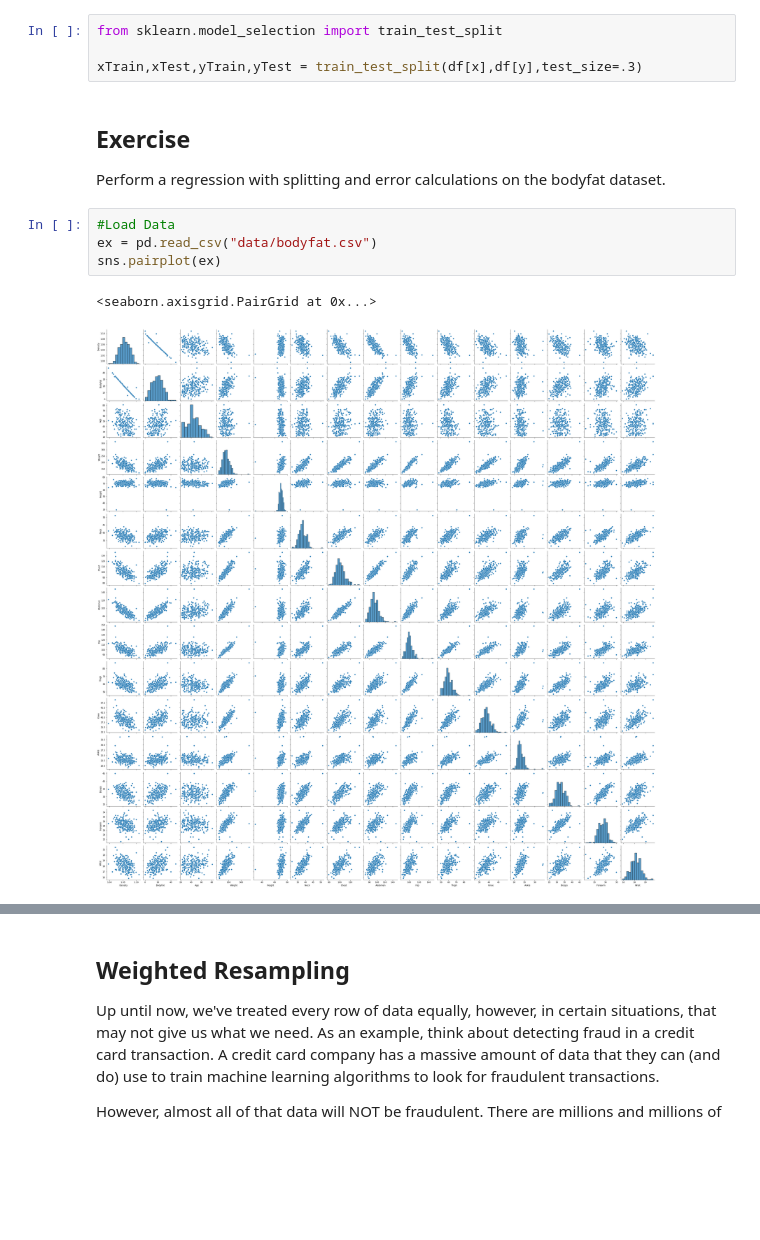
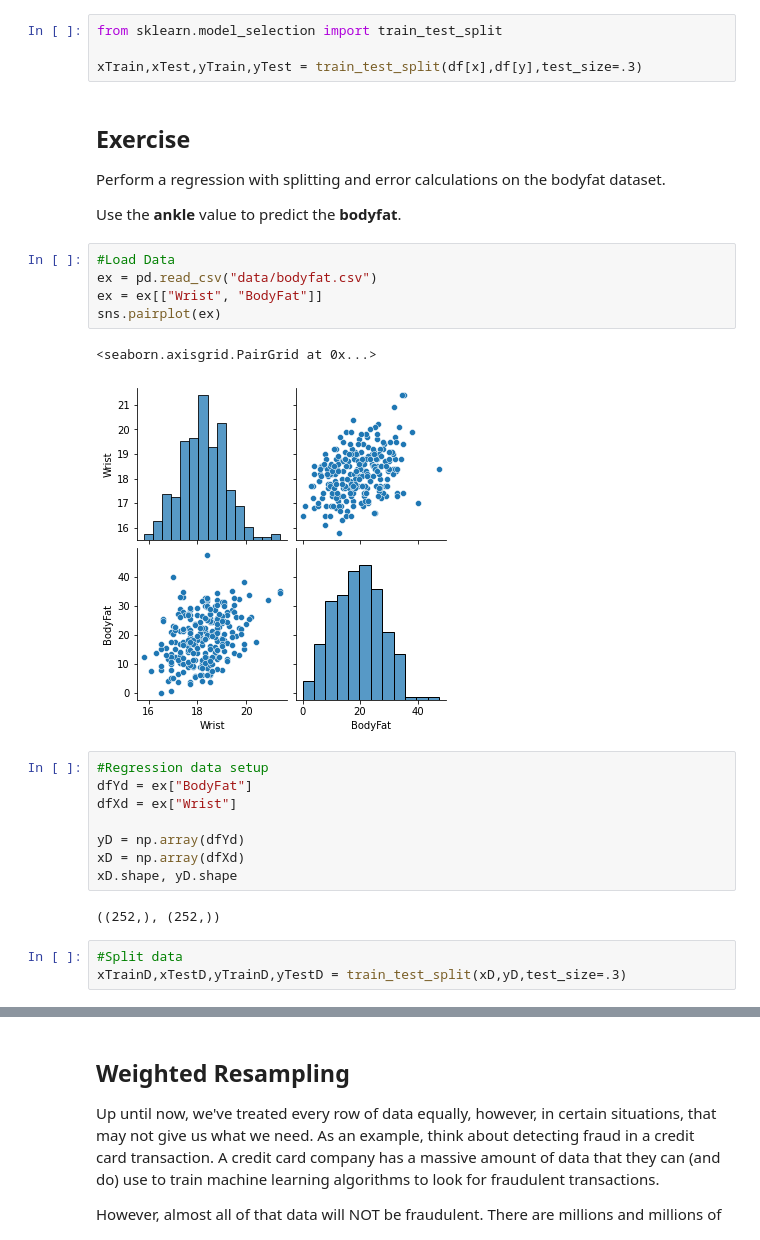
Before and after one commit to zareeiant/Basic_Stats_in_Python_Student_Workbooks, a Jupyter notebook: 022_Error_and_Sampling_sol.ipynb, the cells around one changed output, grey strips where cells are left out. Saved outputs shown, nothing was run; the diff lists cells and outputs as text; blank space fills up the shorter version.

```diff
--- a/022_Error_and_Sampling_sol.ipynb
+++ b/022_Error_and_Sampling_sol.ipynb
@@ -270,10 +270,26 @@ xTrain,xTest,yTrain,yTest = train_test_split(df[x],df[y],test_size=.3)
 ## Exercise
 
 Perform a regression with splitting and error calculations on the bodyfat dataset.
+
+Use the <b>ankle</b> value to predict the <b>bodyfat</b>.
 # %%
 #Load Data
 ex = pd.read_csv("data/bodyfat.csv")
+ex = ex[["Wrist", "BodyFat"]]
 sns.pairplot(ex)
 # %% [output]
 <seaborn.axisgrid.PairGrid at 0x...>
-[figure, old version]
+[figure, new version]
+# %%
+#Regression data setup
+dfYd = ex["BodyFat"]
+dfXd = ex["Wrist"]
+
+yD = np.array(dfYd)
+xD = np.array(dfXd)
+xD.shape, yD.shape
+# %% [output]
+((252,), (252,))
+# %%
+#Split data
+xTrainD,xTestD,yTrainD,yTestD = train_test_split(xD,yD,test_size=.3)
```
Also changed, not shown: parts of 6 cells of this notebook, 1 other file.
